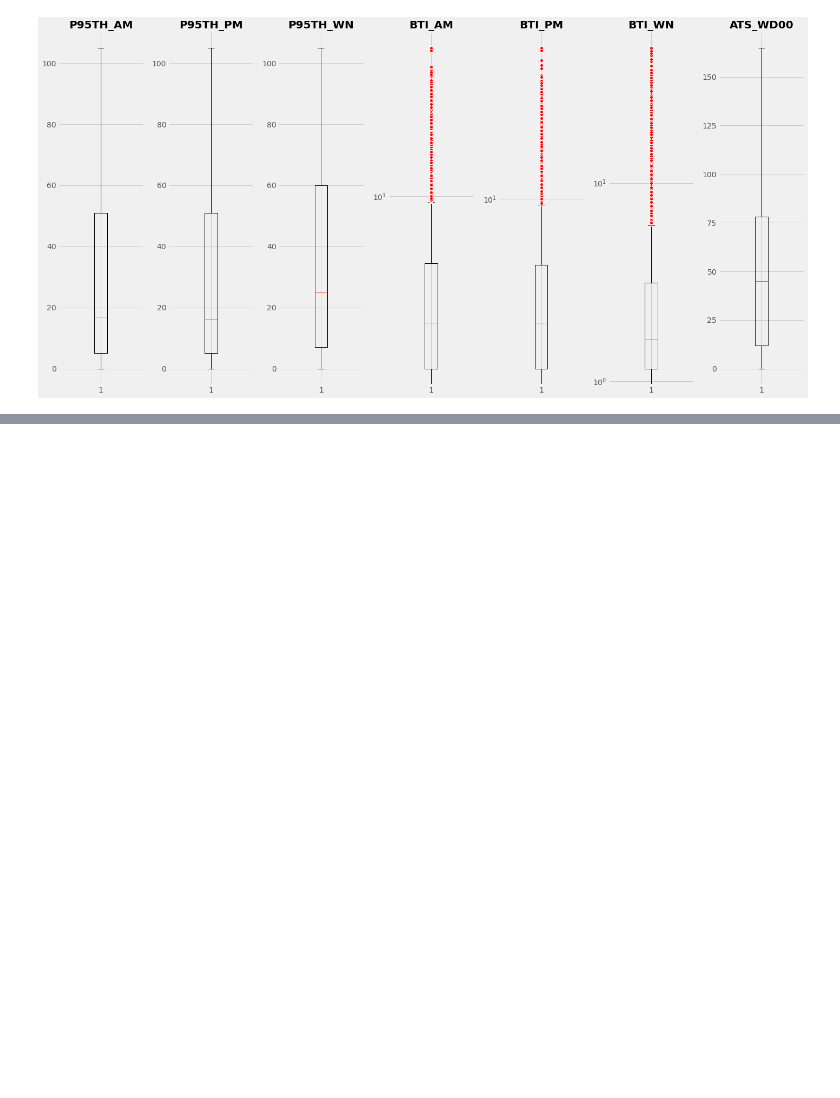
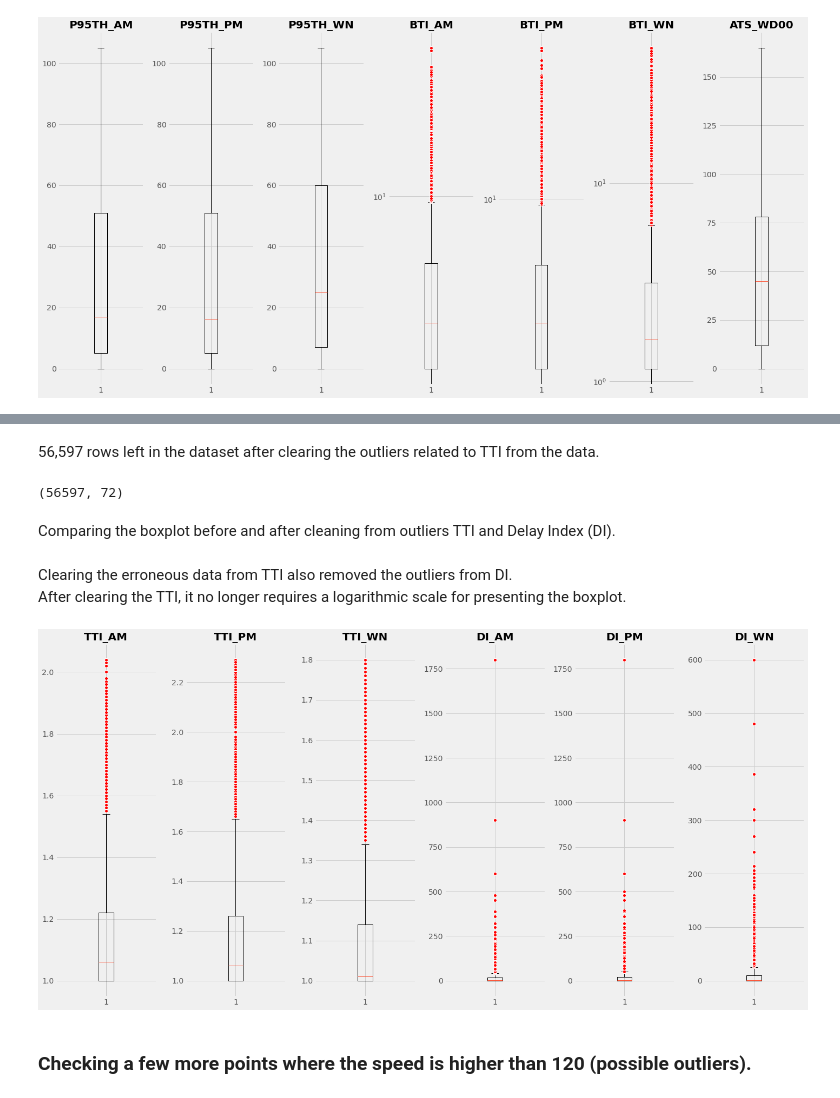
Before and after one commit to ilyasbh/CIND820, a Jupyter notebook: CIND820_Project_IB.ipynb, the cells around one changed output, grey strips where cells are left out. Saved outputs shown, nothing was run; the diff lists cells and outputs as text; code cells hidden in the pictures; blank space fills up the shorter version.

```diff
--- a/CIND820_Project_IB.ipynb
+++ b/CIND820_Project_IB.ipynb
@@ -1147,0 +1242,3 @@ plt.tight_layout()
+# %%
+IQR_TTI_WN = TTI_WN_Q3 - TTI_WN_Q1
+IQR_TTI_WN
@@ -1147,0 +1247,4 @@ plt.tight_layout()
+# %%
+TTI_WN_Upper_limit = TTI_WN_Q3 + 1.5 * IQR_TTI_WN
+TTI_WN_Lower_limit = TTI_WN_Q1 - 1.5 * IQR_TTI_WN
+TTI_WN_Lower_limit, TTI_WN_Upper_limit
@@ -1147,0 +1269,30 @@ plt.tight_layout()
+# %%
+df7 = df7[(df7.TTI_WN > TTI_WN_Lower_limit) & (df7.TTI_WN < TTI_WN_Upper_limit)]
+# %% [markdown]
+56,597 rows left in the dataset after clearing the outliers related to TTI from the data.
+# %%
+df7.shape
+# %% [output]
+(56597, 72)
+# %% [markdown]
+Comparing the boxplot before and after cleaning from outliers TTI and Delay Index (DI).
+# %%
+df7_sub = df7[['TTI_AM', 'TTI_PM', 'TTI_WN', 'DI_AM', 'DI_PM', 'DI_WN']]
+# %% [markdown]
+Clearing the erroneous data from TTI also removed the outliers from DI.<br>
+After clearing the TTI, it no longer requires a logarithmic scale for presenting the boxplot.
+# %%
+red_circ = dict(markerfacecolor = 'red', marker = 'o', markeredgecolor = 'white')
+
+fig, ibh = plt.subplots(1, len(df7_sub.columns), figsize = (20, 10))
+
+for i, ib in enumerate(ibh.flat):
+    ib.boxplot(df7_sub.iloc[:,i], flierprops = red_circ)
+    ib.set_title(df7_sub.columns[i], fontsize = 20, fontweight = 'bold')
+    ib.tick_params(axis = 'y', labelsize = 14)
+
+plt.tight_layout()
+# %% [output]
+[figure, added]
+# %% [markdown]
+### Checking a few more points where the speed is higher than 120 (possible outliers).
```
Also changed, not shown: parts of 95 cells of this notebook.
